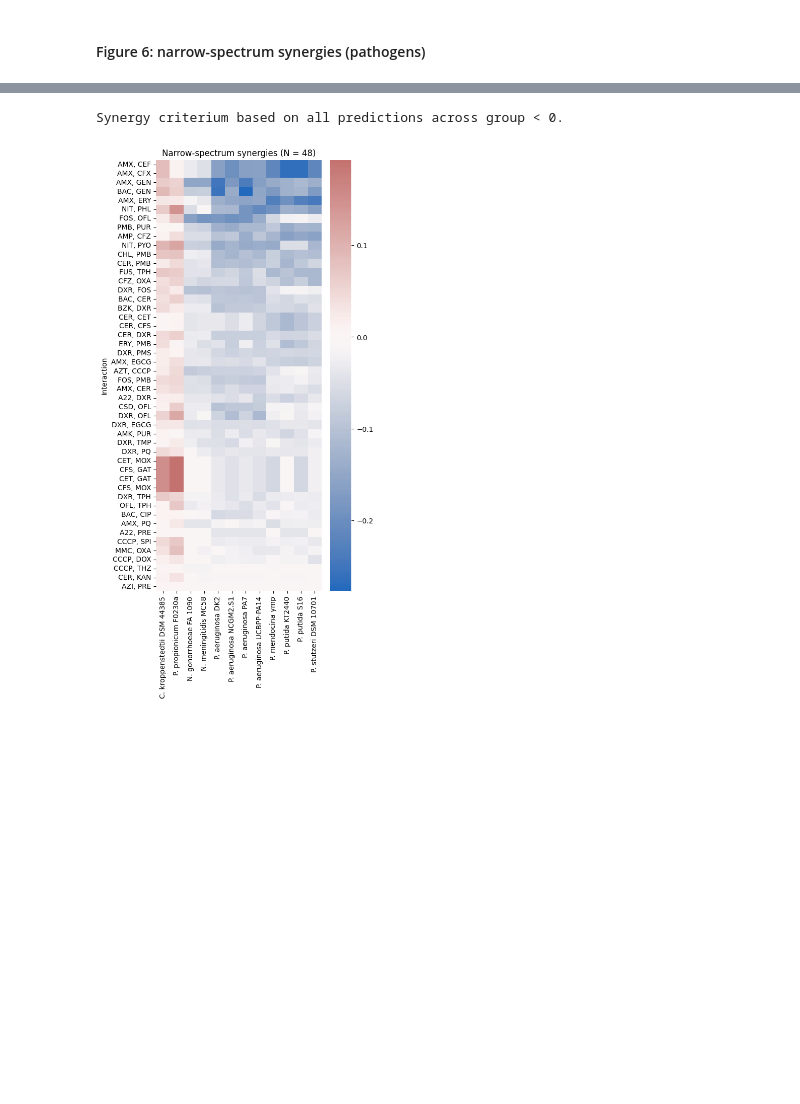
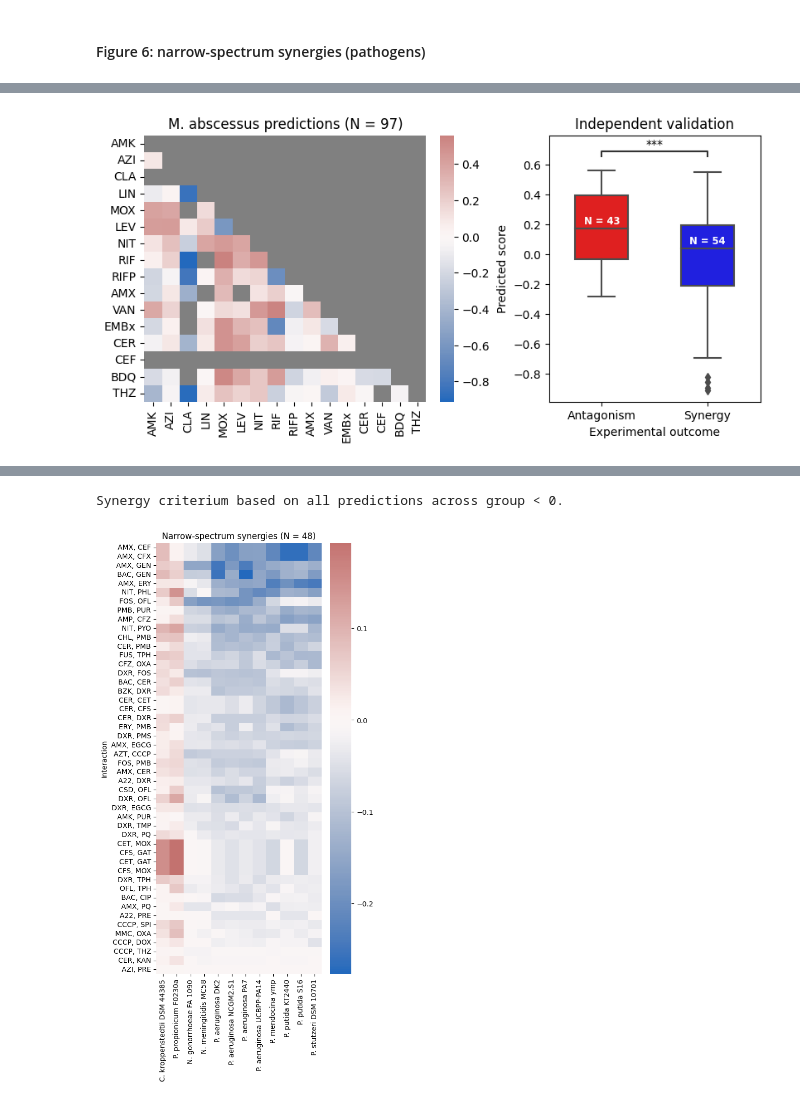
Before and after one commit to sriram-lab/TACTIC, a Jupyter notebook: TACTIC_visualization.ipynb, the cells around one changed output, grey strips where cells are left out. Saved outputs shown, nothing was run; the diff lists cells and outputs as text; code cells hidden in the pictures; blank space fills up the shorter version.

```diff
--- a/TACTIC_visualization.ipynb
+++ b/TACTIC_visualization.ipynb
@@ -598,0 +506,88 @@ Matplotlib is currently using module://matplotlib_inline.backend_inline, which i
+# %%
+# Import dependencies
+import statannot
+
+# Instantiate figure (panels A + B)
+fig, axs = plt.subplots(nrows=1, ncols=2, width_ratios=(1, 0.75), figsize=(8, 4), constrained_layout=True)
+fig.set_facecolor('white')
+
+# Panel A: heatmap of M. abscessus predictions
+abx, shm, phm = out['Van']['abx'], out['Van']['scores'], out['Van']['predictions']
+zdf = pd.DataFrame(shm, index=abx.keys(), columns=abx.keys())
+x = np.tril(phm.values, k=1)
+x[np.triu_indices(x.shape[0], k=1)] = np.nan
+pdf = pd.DataFrame(x, index=abx.keys(), columns=abx.keys())
+idx = zdf.isnull() & ~phm.isnull()
+pdf.iloc[idx.values] = np.nan
+pdf = pdf.drop(index=['TEL', 'SPR'], columns=['TEL', 'SPR']).rename(index=abx, columns=abx)
+cmap = sns.color_palette('vlag', as_cmap=True).copy()
+cmap.set_bad('gray')
+sns.heatmap(pdf, center=0, cmap=cmap, xticklabels=True, yticklabels=True, ax=axs[0])
+axs[0].set_title('M. abscessus predictions (N = {})'.format(pdf.count().sum()))
+axs[0].set_xticklabels(axs[0].get_xticklabels(), rotation=90)
+
+# Panel B: M. abscessus boxplots
+pdf = out['Van']['table']
+cmap = {'Antagonism': 'red', 'Synergy': 'blue'}
+pairs=[('Antagonism', 'Synergy')]
+sns.boxplot(data=pdf, x='Class', y='Prediction', width=0.5, palette=cmap, ax=axs[1])
+statannot.add_stat_annotation(axs[1], data=pdf, x='Class', y='Prediction', test='t-test_ind',
+                              box_pairs=pairs, stats_params={'alternative': 'greater'})
+axs[1].set_xlabel('Experimental outcome')
+axs[1].set_ylabel('Predicted score')
+axs[1].set_title('Independent validation')
+medians = pdf.groupby(['Class'])['Prediction'].median().values
+nobs = pdf['Class'].value_counts()
+pos = range(len(nobs))
+for tick, label in zip(pos, axs[1].get_xticklabels()):
+    nob = nobs[label.get_text()]
+    txt = 'N = ' + str(nob)
+    axs[1].text(pos[tick],
+            medians[tick] + 0.03,
+            txt,
+            horizontalalignment='center',
+            size='small',
+            color='w',
+            weight='semibold')
+
+# Instantiate figure
+fig, axs = plt.subplots(nrows=1, ncols=3, width_ratios=(1, 0.05, 0.6), figsize=(8, 4), constrained_layout=True)
+fig.set_facecolor('white')
+
+# Panel C: SynergyFinder scatter
+df = pd.read_excel('./data/Brunaugh_summary.xlsx', sheet_name='Sheet1', engine='openpyxl')
+sns.scatterplot(data=df, x='Bliss score', y='Loewe score', hue='Interaction', s=100, ax=axs[0])
+axs[0].axhline(0, ls='--', color='k')
+axs[0].axvline(0, ls='--', color='k')
+axs[0].set_xlabel('Bliss score')
+axs[0].set_ylabel('Loewe score')
+axs[0].set_title('In-house validation')
+offset = [
+    (-0.13, 0), (-0.12, -0.04),
+    (-0.09, 0.01), (-0.07, -0.04),
+    (0.01, 0.0), (-0.08, 0),
+    (-0.04, 0.02)
+]
+for i, row in df.iterrows():
+    axs[0].text(row['Bliss score'] + offset[i][0],
+                row['Loewe score'] + offset[i][1],
+                row['Strain'])
+
+# Panel D: P. aeruginosa validations
+df          = out['endophthalmitis'].copy()
+commensal   = [s for s in df.columns if s.startswith(('Coryne', 'Pro'))]
+pathogens   = [s for s in df.columns if s not in commensal]
+paeruginosa = [s for s in pathogens if 'aeruginosa' in s]
+ixns1       = ['GAT, MOX', 'CFZ, CIP', 'CFZ, TOB', 'CIP, TOB']
+ixns2       = ['AMK, PMB', 'AZT, PMB', 'CHL, PMB', 'CIP, PMB',
+                'FOS, PMB', 'LIN, PMB', 'MIN, PMB', 'PMB, RIF', 'PMB, TMP']
+ixns        = ixns1 + ixns2
+evidence    = ['*', 'N', 'S', 'N', '–', 'S', 'S', '–', 'S', '–', 'S', 'S', 'N']
+labels      = [i + ' (' + e + ')' for i, e in zip(ixns, evidence)]
+plot        = df[paeruginosa]
+plot.columns = [s[0] + '. ' + s.split(' ', 1)[-1] for s in plot.columns]
+sns.heatmap(plot.loc[ixns], annot=False, cmap='vlag', center=0, ax=axs[2])
+axs[2].set_xticklabels(axs[2].get_xticklabels(), rotation=20, horizontalalignment='right')
+axs[2].set_yticklabels(labels)
+axs[2].set_title('P. aeruginosa validations (N = {})'.format(len(ixns)))
+# %% [output]
@@ -598,0 +603 @@ Matplotlib is currently using module://matplotlib_inline.backend_inline, which i
+[figure, added]
```
Also changed, not shown: parts of 63 cells of this notebook, 33 other files.
